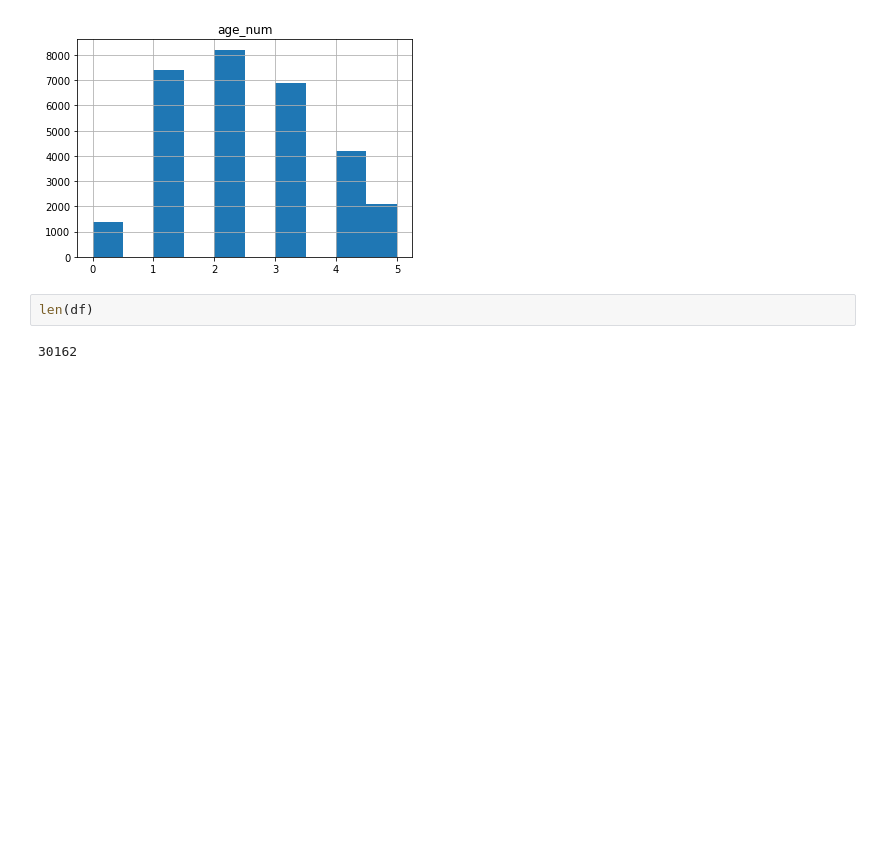
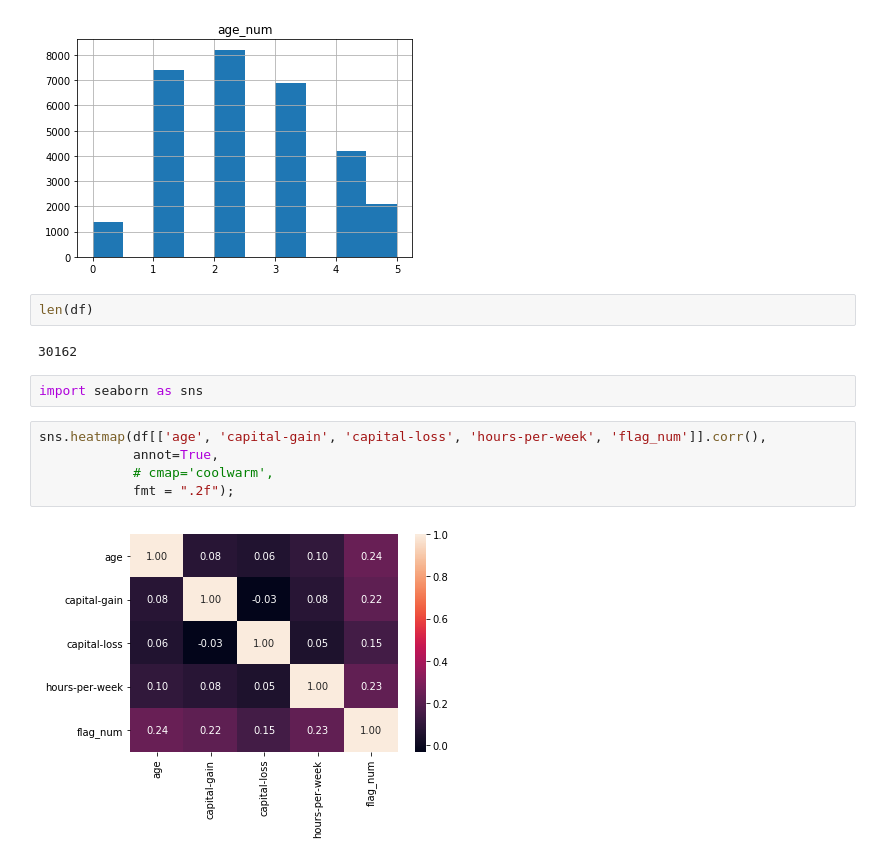
Before and after one commit to eazymac25/cs7641-Project-1, a Jupyter notebook: exploratory_notebooks/census_preprocess.ipynb, the cells around one changed output. Saved outputs shown, nothing was run; the diff lists cells and outputs as text; blank space fills up the shorter version.

```diff
--- a/exploratory_notebooks/census_preprocess.ipynb
+++ b/exploratory_notebooks/census_preprocess.ipynb
@@ -170,3 +170,12 @@ df[['age_num']].hist();
 len(df)
 # %% [output]
 30162
+# %%
+import seaborn as sns
+# %%
+sns.heatmap(df[['age', 'capital-gain', 'capital-loss', 'hours-per-week', 'flag_num']].corr(),
+            annot=True,
+            # cmap='coolwarm',
+            fmt = ".2f");
+# %% [output]
+[figure, added]
```
Also changed, not shown: parts of 1 cell of this notebook, 1 other file.
